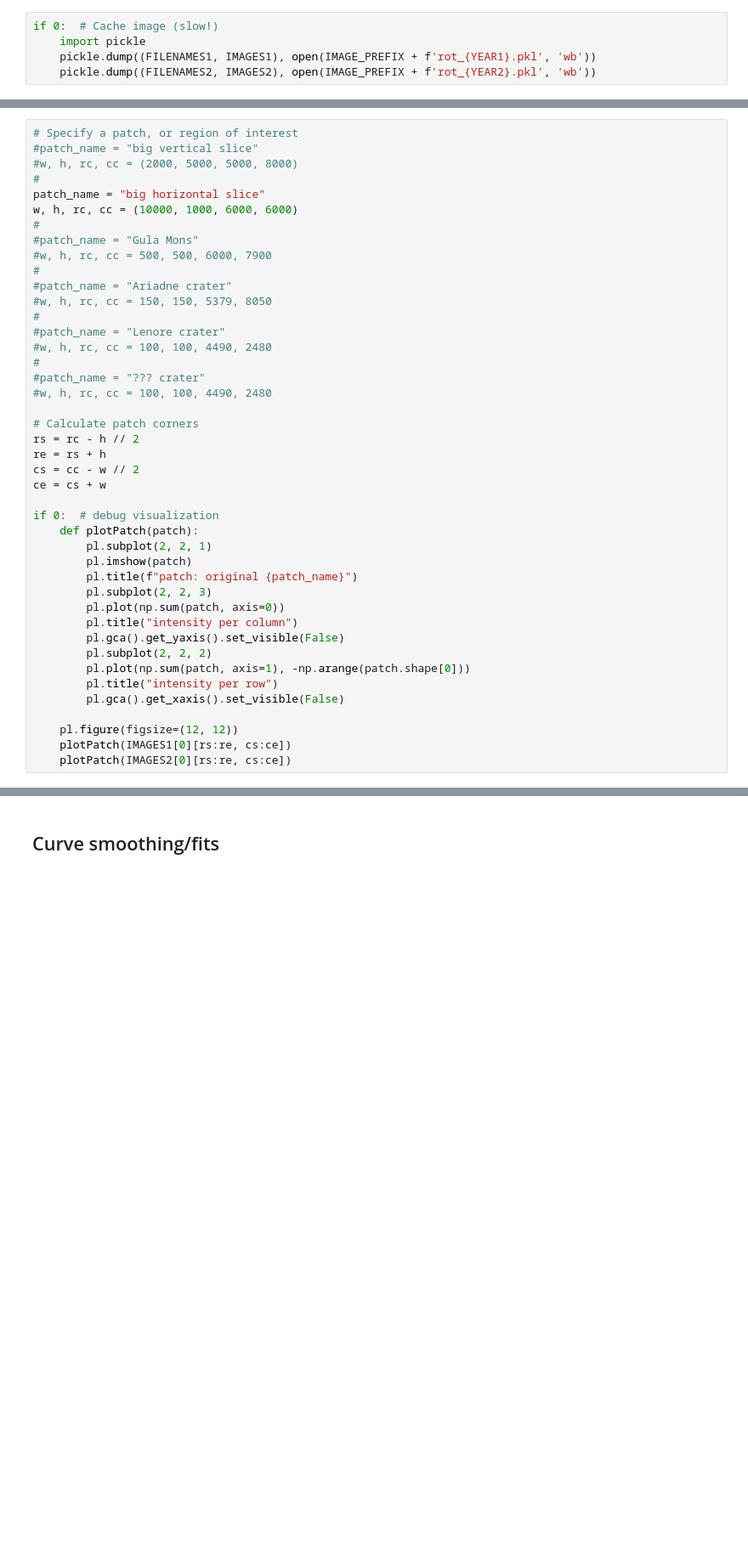
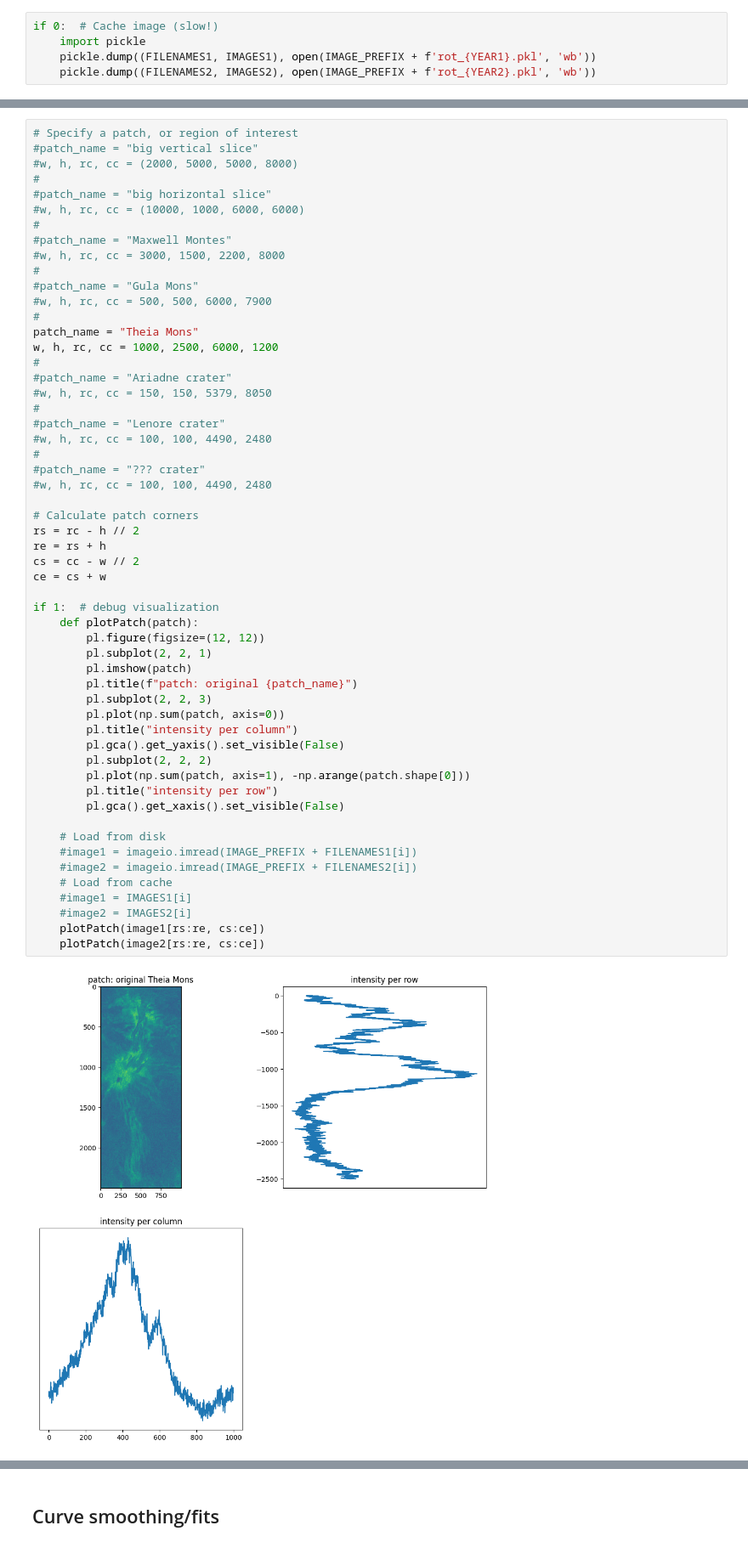
Before and after one commit to thandal/venera, a Jupyter notebook: rotation_period_comparison.ipynb, the cells around one changed output, grey strips where cells are left out. Shown at 85% size. Saved outputs shown, nothing was run; the diff lists cells and outputs as text; blank space fills up the shorter version.

```diff
--- a/rotation_period_comparison.ipynb
+++ b/rotation_period_comparison.ipynb
@@ -102,41 +104,55 @@ if 0:  # debug visualization
 #patch_name = "big vertical slice"
 #w, h, rc, cc = (2000, 5000, 5000, 8000)
 #
-patch_name = "big horizontal slice"
-w, h, rc, cc = (10000, 1000, 6000, 6000)
+#patch_name = "big horizontal slice"
+#w, h, rc, cc = (10000, 1000, 6000, 6000)
+#
+#patch_name = "Maxwell Montes"
+#w, h, rc, cc = 3000, 1500, 2200, 8000
 #
 #patch_name = "Gula Mons"
 #w, h, rc, cc = 500, 500, 6000, 7900
+#
+patch_name = "Theia Mons"
+w, h, rc, cc = 1000, 2500, 6000, 1200
 #
 #patch_name = "Ariadne crater"
 #w, h, rc, cc = 150, 150, 5379, 8050
 #
 #patch_name = "Lenore crater"
 #w, h, rc, cc = 100, 100, 4490, 2480
 #
 #patch_name = "??? crater"
 #w, h, rc, cc = 100, 100, 4490, 2480
 
 # Calculate patch corners
 rs = rc - h // 2
 re = rs + h
 cs = cc - w // 2
 ce = cs + w
 
-if 0:  # debug visualization
+if 1:  # debug visualization
     def plotPatch(patch):
+        pl.figure(figsize=(12, 12))
         pl.subplot(2, 2, 1)
         pl.imshow(patch)
         pl.title(f"patch: original {patch_name}")
         pl.subplot(2, 2, 3)
         pl.plot(np.sum(patch, axis=0))
         pl.title("intensity per column")
         pl.gca().get_yaxis().set_visible(False)
         pl.subplot(2, 2, 2)
         pl.plot(np.sum(patch, axis=1), -np.arange(patch.shape[0]))
         pl.title("intensity per row")
         pl.gca().get_xaxis().set_visible(False)
 
-    pl.figure(figsize=(12, 12))
-    plotPatch(IMAGES1[0][rs:re, cs:ce])
-    plotPatch(IMAGES2[0][rs:re, cs:ce])
+    # Load from disk
+    #image1 = imageio.imread(IMAGE_PREFIX + FILENAMES1[i])
+    #image2 = imageio.imread(IMAGE_PREFIX + FILENAMES2[i])
+    # Load from cache
+    #image1 = IMAGES1[i]
+    #image2 = IMAGES2[i]
+    plotPatch(image1[rs:re, cs:ce])
+    plotPatch(image2[rs:re, cs:ce])
+# %% [output]
+[figure, added]
```
Also changed, not shown: parts of 10 cells of this notebook, 33 other files.
